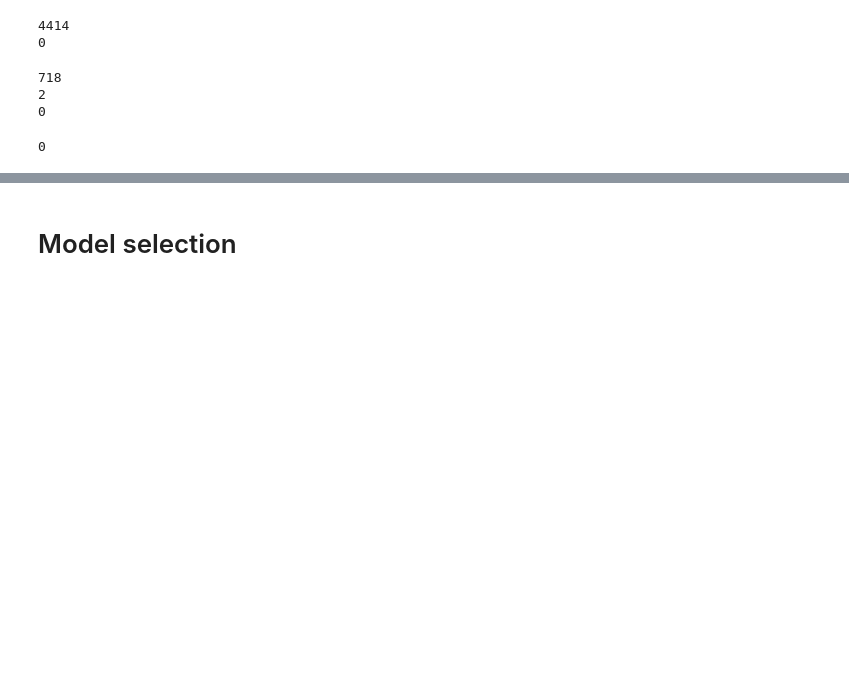
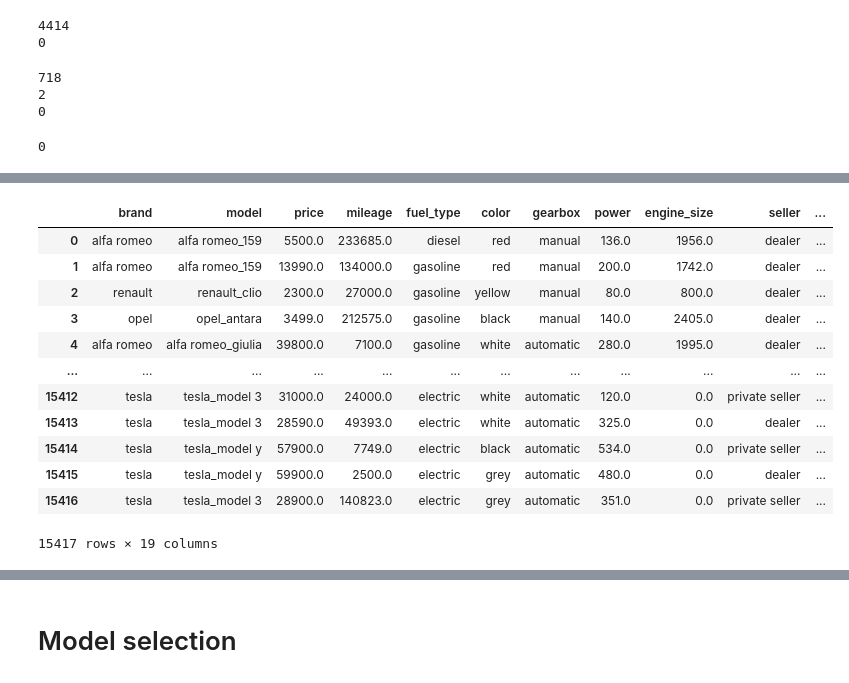
Before and after one commit to HES-SO-Master-WebMining-Group-D/CarPricePredictor, a Jupyter notebook: model_selection.ipynb, the cells around one changed output, grey strips where cells are left out. Cells and saved outputs as stored; diff of their text form; code cells hidden in the pictures; blank space fills up the shorter version.

```diff
--- a/model_selection.ipynb
+++ b/model_selection.ipynb
@@ -250,7 +263,7 @@ most_common_seats = df.groupby('model')['seats'].agg(pd.Series.mode)
 
 # Step 2: Define a function to apply to each row which fills missing seats values
 def fill_seats(row):
-    if pd.isna(row['seats']):
+    if pd.isna(row['seats']) or isinstance(row['seats'], np.ndarray):
         return most_common_seats[row['model']]
     else:
         return row['seats']
@@ -395,0 +431,27 @@ country 0
+# %%
+# Some object columns contains ndarrays that need to be converted to strings
+for column in df.columns:
+    if df[column].dtype == 'object':
+        # Check if the column contains ndarrays
+        if isinstance(df[column].iloc[0], np.ndarray):
+            # Convert the ndarrays to strings
+            df[column] = df[column].apply(lambda x: ', '.join(x))
+        else:
+            # Convert the column to string type
+            df[column] = df[column].astype(str)
+
+df
+# %% [output]
+|  | brand | model | price | mileage | fuel_type | color | gearbox | power | engine_size | seller | ... |
+| 0 | alfa romeo | alfa romeo_159 | 5500.0 | 233685.0 | diesel | red | manual | 136.0 | 1956.0 | dealer | ... |
+| 1 | alfa romeo | alfa romeo_159 | 13990.0 | 134000.0 | gasoline | red | manual | 200.0 | 1742.0 | dealer | ... |
+| 2 | renault | renault_clio | 2300.0 | 27000.0 | gasoline | yellow | manual | 80.0 | 800.0 | dealer | ... |
+| 3 | opel | opel_antara | 3499.0 | 212575.0 | gasoline | black | manual | 140.0 | 2405.0 | dealer | ... |
+| 4 | alfa romeo | alfa romeo_giulia | 39800.0 | 7100.0 | gasoline | white | automatic | 280.0 | 1995.0 | dealer | ... |
+| ... | ... | ... | ... | ... | ... | ... | ... | ... | ... | ... | ... |
+| 15412 | tesla | tesla_model 3 | 31000.0 | 24000.0 | electric | white | automatic | 120.0 | 0.0 | private seller | ... |
+| 15413 | tesla | tesla_model 3 | 28590.0 | 49393.0 | electric | white | automatic | 325.0 | 0.0 | dealer | ... |
+| 15414 | tesla | tesla_model y | 57900.0 | 7749.0 | electric | black | automatic | 534.0 | 0.0 | private seller | ... |
+| 15415 | tesla | tesla_model y | 59900.0 | 2500.0 | electric | grey | automatic | 480.0 | 0.0 | dealer | ... |
+| 15416 | tesla | tesla_model 3 | 28900.0 | 140823.0 | electric | grey | automatic | 351.0 | 0.0 | private seller | ... |
+15417 rows × 19 columns
```
Also changed, not shown: parts of 28 cells of this notebook.
